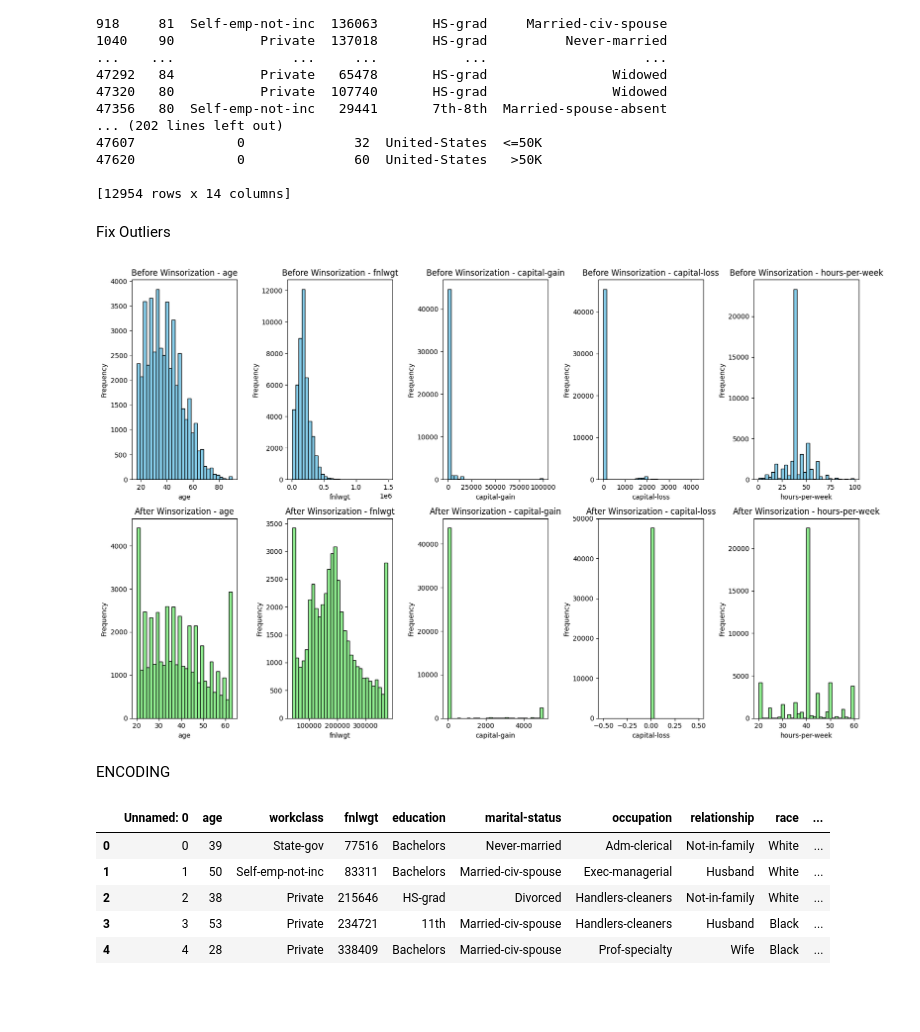
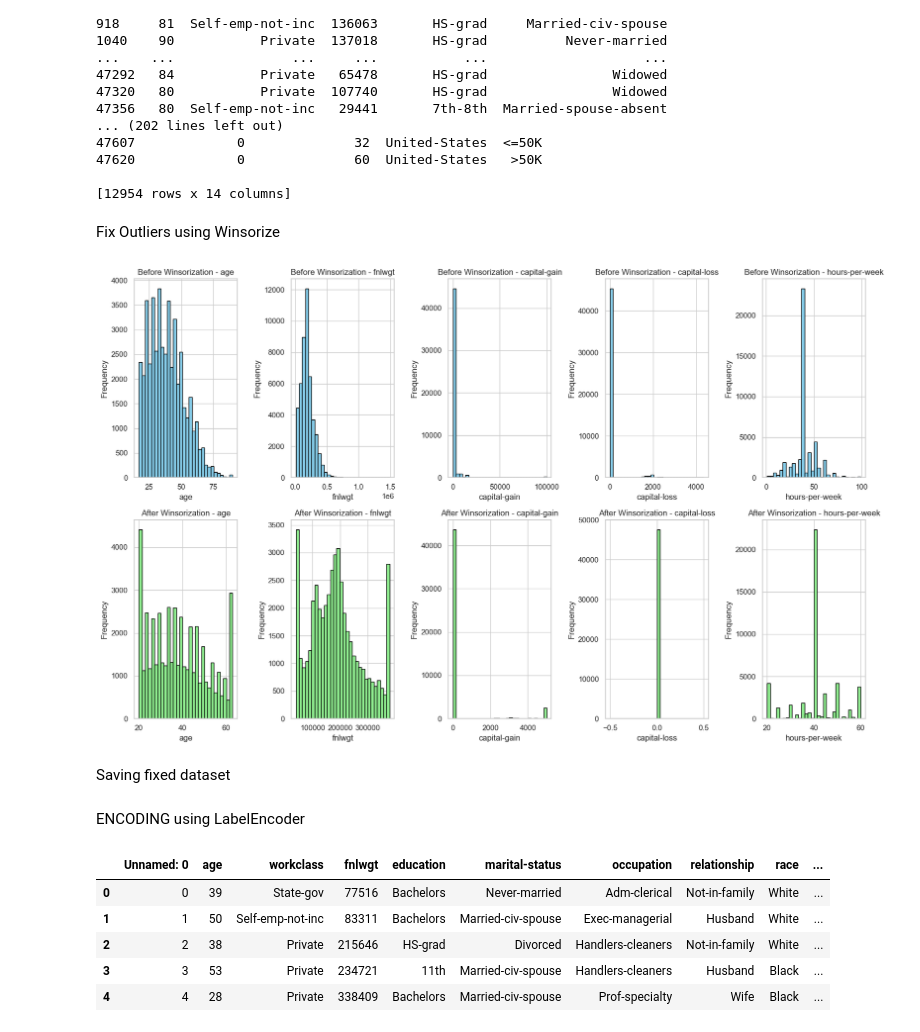
Before and after one commit to GACS2002/Income_Prediction, a Jupyter notebook: preprocessing.ipynb, the cells around one changed output. Drawn from its saved outputs; the diff is of its cells as text; code cells hidden in the pictures; blank space fills up the shorter version.

```diff
--- a/preprocessing.ipynb
+++ b/preprocessing.ipynb
@@ -528,13 +473,10 @@ Number of rows in the dataset: 47621
 | 75% | 48.000000 | 2.377200e+05 | 0.000000 | 0.000000 | 45.000000 |
 | max | 90.000000 | 1.490400e+06 | 99999.000000 | 4356.000000 | 99.000000 |
 # %%
-import matplotlib.pyplot as plt
-
-# Select numerical value columns
-num_columns = df.select_dtypes(include=['int64']).columns.tolist()
+numeric_columns = df.select_dtypes(include=['int64']).columns.tolist()
 
 # Create box plots for each numerical column
-for col in num_columns:
+for col in numeric_columns:
     plt.figure(figsize=(10, 4))
     plt.boxplot(df[col], vert=False)
     plt.title(col)
@@ -548,6 +490,6 @@ for col in num_columns:
 # %%
 # Function to detect outliers using IQR
-def detect_outliers_iqr(df, column):
+def outliers_iqr(df, column):
     Q1 = df[column].quantile(0.25)
     Q3 = df[column].quantile(0.75)
     IQR = Q3 - Q1
@@ -556,11 +498,9 @@ def detect_outliers_iqr(df, column):
     outliers = df[(df[column] < lower_bound) | (df[column] > upper_bound)]
     return outliers
 # %%
-# Iterate over numerical columns to detect outliers using IQR method
-for col in num_columns:
-    outliers = detect_outliers_iqr(df, col)
-
-    # Print information about outliers
+# Iterate over numerical columns to detect outliers
+for col in numeric_columns:
+    outliers = outliers_iqr(df, col)
     print(f"Column: {col}")
     print(f"Number of outliers detected: {len(outliers)}")
     print(outliers)
@@ -584,57 +524,55 @@ Number of outliers detected: 200
 
 [12954 rows x 14 columns]
 # %% [markdown]
-Fix Outliers
+Fix Outliers using Winsorize
 # %%
-import pandas as pd
 from scipy.stats.mstats import winsorize
 
-# Define the threshold values (e.g., 5th and 95th percentiles)
-lower_threshold = df[num_columns].quantile(0.05)
-upper_threshold = df[num_columns].quantile(0.95)
+# Define the threshold values (5th and 95th)
+lower_threshold = df[numeric_columns].quantile(0.05)
+upper_threshold = df[numeric_columns].quantile(0.95)
 
 # Create a copy of the DataFrame
 df_winsorized = df.copy()
 
 # Winsorize the data
-for col in num_columns:
+for col in numeric_columns:
     df_winsorized[col] = winsorize(df_winsorized[col], limits=(0.05, 0.05))
 
-df_winsorized[num_columns] = df_winsorized[num_columns].clip(lower=lower_threshold, upper=upper_threshold, axis=1)
+df_winsorized[numeric_columns] = df_winsorized[numeric_columns].clip(lower=lower_threshold, upper=upper_threshold, axis=1)
 # %%
-import matplotlib.pyplot as plt
-
-# Define a function to plot histograms for each numerical column
-def plot_histograms_before_after(df_before,df_after, num_columns):
+#Function to plot histograms for each numerical column
+def plot_histograms_before_after(df_before,df_after, numeric_columns):
     plt.figure(figsize=(16, 10))
 
     # Plot histograms before winsorization
-    for i, col in enumerate(num_columns, start=1):
-        plt.subplot(2, len(num_columns), i)
+    for i, col in enumerate(numeric_columns, start=1):
+        plt.subplot(2, len(numeric_columns), i)
         plt.hist(df_before[col], bins=30, color='skyblue', edgecolor='black')
         plt.title(f'Before Winsorization - {col}')
         plt.xlabel(col)
         plt.ylabel('Frequency')
 
     # Plot histograms after winsorization
-    for i, col in enumerate(num_columns, start=len(num_columns) + 1):
-        plt.subplot(2, len(num_columns), i)
+    for i, col in enumerate(numeric_columns, start=len(numeric_columns) + 1):
+        plt.subplot(2, len(numeric_columns), i)
         plt.hist(df_after[col], bins=30, color='lightgreen', edgecolor='black')
         plt.title(f'After Winsorization - {col}')
         plt.xlabel(col)
         plt.ylabel('Frequency')
 
     plt.tight_layout()
     plt.show()
 
-# Call the function to plot histograms before and after winsorization
-plot_histograms_before_after(df,df_winsorized, num_columns)
+plot_histograms_before_after(df,df_winsorized, numeric_columns)
 # %% [output]
-[figure, old version]
+[figure, new version]
+# %% [markdown]
+Saving fixed dataset
 # %%
 df_winsorized.to_csv("Data\outlier.csv")
 # %% [markdown]
-ENCODING
+ENCODING using LabelEncoder
 # %%
 from sklearn.preprocessing import LabelEncoder
 df=pd.read_csv("Data\outlier.csv")
```
Also changed, not shown: parts of 28 cells of this notebook.
